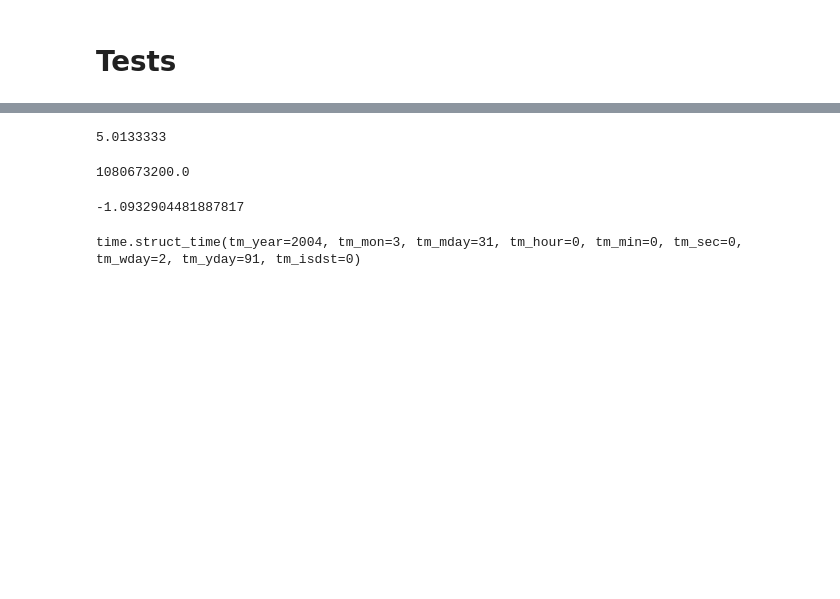
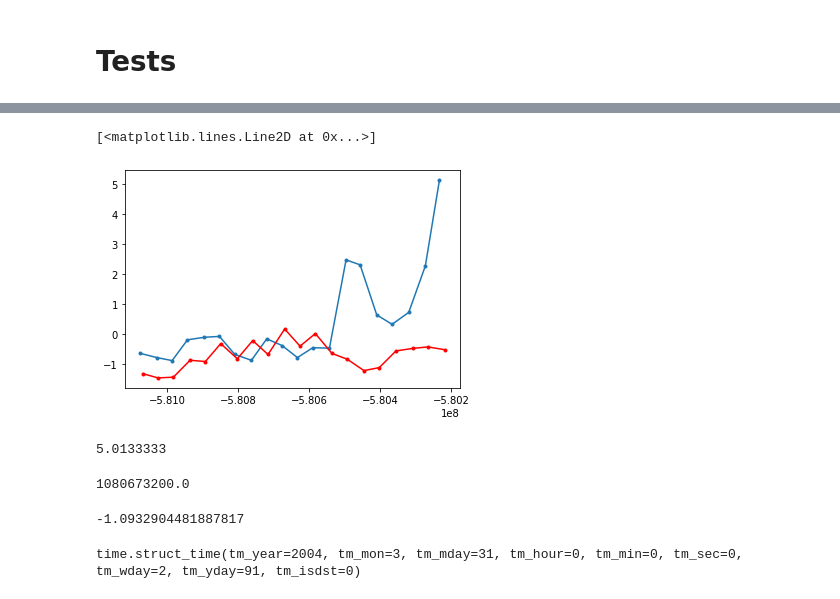
Before and after one commit to mvilucchio/tide_prediction, a Jupyter notebook: data/benchmark_kNN_ale.ipynb, the cells around one changed output, grey strips where cells are left out. Drawn from its saved outputs; the diff is of its cells as text; code cells hidden in the pictures; blank space fills up the shorter version.

```diff
--- a/data/benchmark_kNN_ale.ipynb
+++ b/data/benchmark_kNN_ale.ipynb
@@ -110,3 +124,10 @@ surge2_input_test_set = format_(surge2_input_test, t_surge2_input_test, t_surge2
+# %%
+a=540
+plt.plot(t_surge1_input_train_set[a:a+20],surge1_input_train_set[a:a+20], marker='.')
+plt.plot(t_surge2_input_train_set[a:a+20],surge2_input_train_set[a:a+20], marker='.', color='red')
+# %% [output]
+[<matplotlib.lines.Line2D at 0x...>]
+[figure, added]
 # %%
 t_diff_cities = (np.array(t_surge2_input_train_set)-np.array(t_surge1_input_train_set))/3600
 # %%
```
Also changed, not shown: parts of 22 cells of this notebook, 9 other files.
